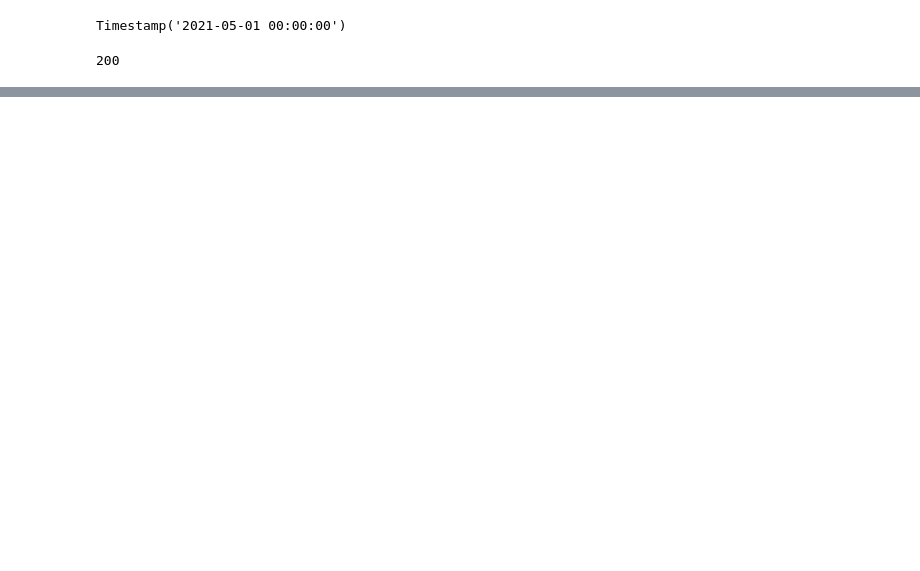
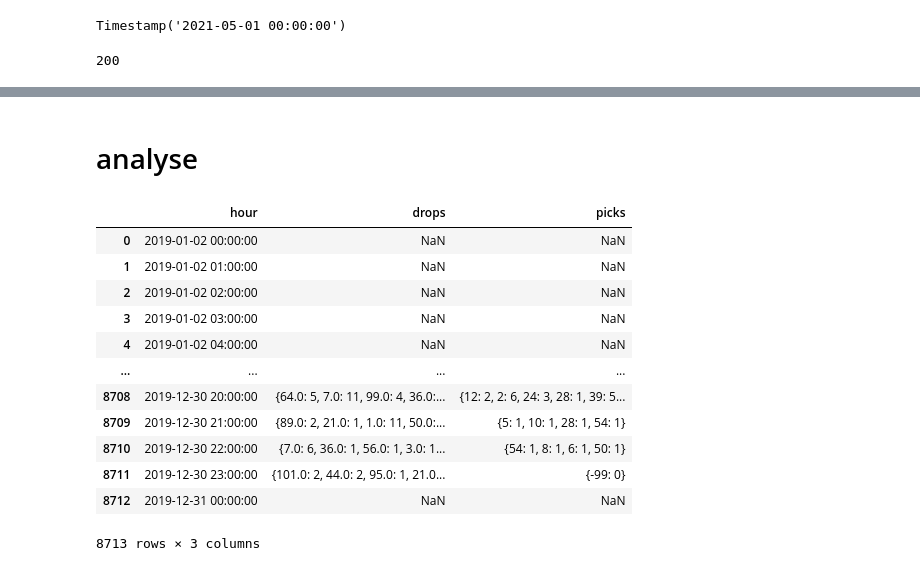
Before and after one commit to McNickSisto/world_data_league, a Jupyter notebook: stage_3/mg_weather.ipynb, the cells around one changed output, grey strips where cells are left out. Cells and saved outputs as stored; diff of their text form; code cells hidden in the pictures; blank space fills up the shorter version.

```diff
--- a/stage_3/mg_weather.ipynb
+++ b/stage_3/mg_weather.ipynb
@@ -111,0 +121,2 @@ r.json()
+# %% [markdown]
+# analyse
@@ -111,0 +135,38 @@ r.json()
+# %%
+# make sure df is sorted chronologically
+bikes_19 = bikes_19.sort_values(by='Fecha_Devolucion')
+
+# list all the appearing bikes and stations per individual hour of the year
+bikes_19_drops = bikes_19.copy().groupby('hour_dropoff').agg({'Id_Aparcamiento_Destino':lambda x: list(x)}) # list only the stations which had interaction moved
+bikes_19_picks = bikes_19.copy().groupby('hour_pickup').agg({'Id_Aparcamiento_Origen':lambda x: list(x)})
+bikes_19_agg = bikes_19_drops.join(bikes_19_picks) # merge on the matching hour (some bikes are picked up in a different hour)
+idx = bikes_19_agg.Id_Aparcamiento_Origen != bikes_19_agg.Id_Aparcamiento_Origen
+bikes_19_agg.loc[idx, 'Id_Aparcamiento_Origen'] = [{-99:0} for i in idx if i] # pad hours with no pickup. .fillna() doesnt work (lists are recognized as NaN)
+
+# compute the init state of all bikes prior to 2019 to get a starting balance of bikes
+# we assume that the bike in its last position wasn't 'touched', thus remained in the station until the 02.01.2019
+# bikes_pre = bikes_pre.sort_values(by='Fecha_Devolucion', ascending=False) # walk backwards through df to find 'last' position of each bike
+# stations_init_df = bikes_pre.groupby('Id_Tag_Bicicleta').agg({'Id_Aparcamiento_Destino':'first'}) # first means last in this case
+
+# count the bikes at the stations
+# stations_init_pre = Counter({i:0 for i in unique_stations.ID}) # pad the non appearing ones from the stations df
+# stations_init_pre.update(Counter(dict(stations_init_df.Id_Aparcamiento_Destino.value_counts()))) # fill up the stations
+# %%
+# Only run once, the .update method will always add +1 bike per iteration
+# reset bikes_19_drops otherwise
+bikes_19_agg['drops'] = None
+bikes_19_agg['picks'] = None
+# bikes_19_agg['station_count'] = None
+
+for c, row in bikes_19_agg.iterrows():
+#     print(c)
+    drops = Counter(row.Id_Aparcamiento_Destino) # count all dropoffs per hour
+    picks = Counter(row.Id_Aparcamiento_Origen) # count all pickups per hour
+#     stations_init_pre.update(drops) # add dropped bikes
+#     stations_init_pre.subtract(picks) # subtract picked up bikes
+#     bikes_19_agg.at[c, 'station_count'] = dict(stations_init_pre)
+    bikes_19_agg.at[c, 'drops'] = dict(drops)
+    bikes_19_agg.at[c, 'picks'] = dict(picks)
+
+# move hour to columns and only leave the dict
+bikes_19_agg = bikes_19_agg.reset_index()[['hour_dropoff', 'drops', 'picks']]
@@ -111,0 +175,20 @@ r.json()
+# %%
+# pad the df with all hours of 2019
+range_2019 = pd.DataFrame(pd.date_range('2019-01-02', '2019-12-31', freq='h'), columns=['hour'])
+bikes_19_pad = range_2019.merge(bikes_19_agg, left_on='hour', right_on='hour_dropoff', how='left').drop(columns='hour_dropoff')
+# %%
+bikes_19_pad
+# %% [output]
+|  | hour | drops | picks |
+| 0 | 2019-01-02 00:00:00 | NaN | NaN |
+| 1 | 2019-01-02 01:00:00 | NaN | NaN |
+| 2 | 2019-01-02 02:00:00 | NaN | NaN |
+| 3 | 2019-01-02 03:00:00 | NaN | NaN |
+| 4 | 2019-01-02 04:00:00 | NaN | NaN |
+| ... | ... | ... | ... |
+| 8708 | 2019-12-30 20:00:00 | {64.0: 5, 7.0: 11, 99.0: 4, 36.0:... | {12: 2, 2: 6, 24: 3, 28: 1, 39: 5... |
+| 8709 | 2019-12-30 21:00:00 | {89.0: 2, 21.0: 1, 1.0: 11, 50.0:... | {5: 1, 10: 1, 28: 1, 54: 1} |
+| 8710 | 2019-12-30 22:00:00 | {7.0: 6, 36.0: 1, 56.0: 1, 3.0: 1... | {54: 1, 8: 1, 6: 1, 50: 1} |
+| 8711 | 2019-12-30 23:00:00 | {101.0: 2, 44.0: 2, 95.0: 1, 21.0... | {-99: 0} |
+| 8712 | 2019-12-31 00:00:00 | NaN | NaN |
+8713 rows × 3 columns
```
Also changed, not shown: parts of 18 cells of this notebook.
